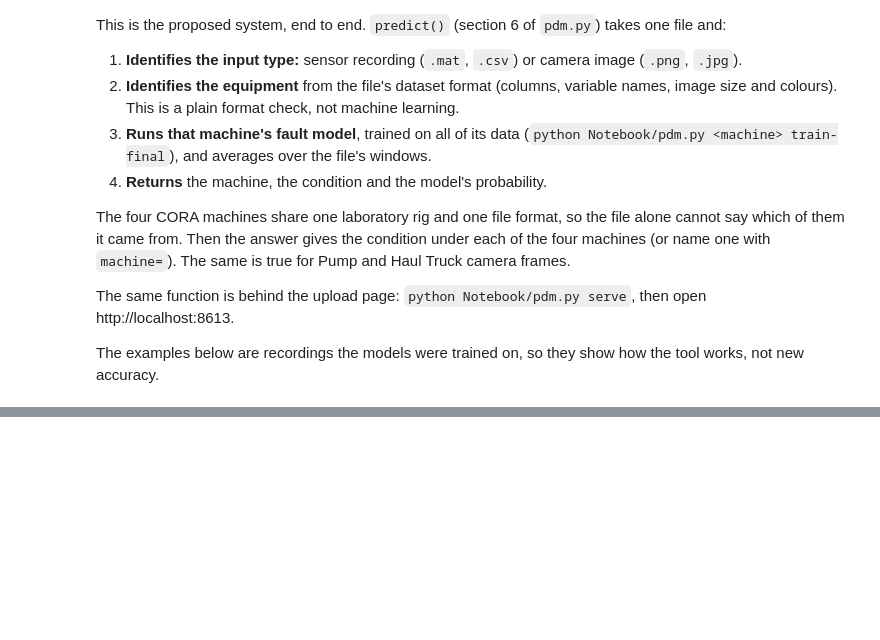
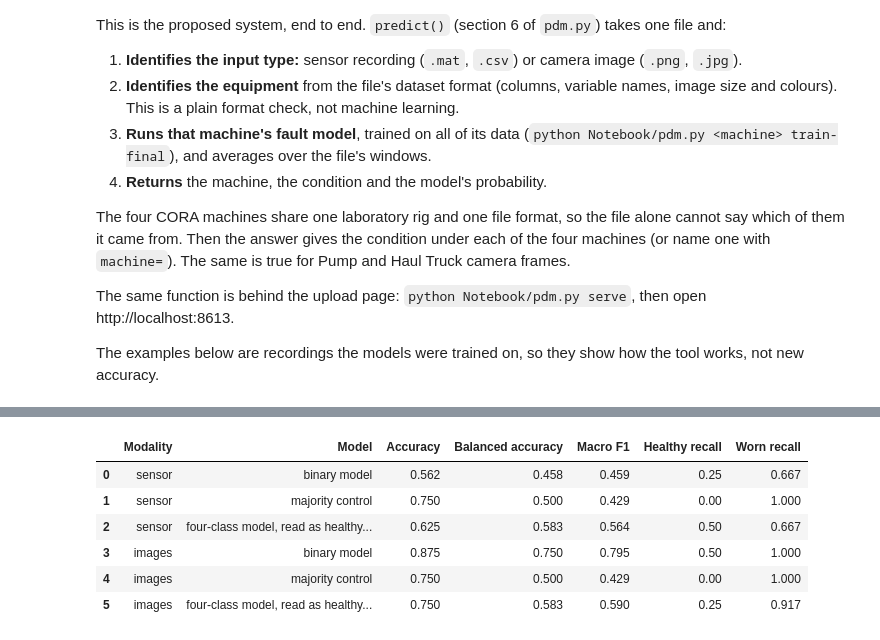
Before and after one commit to theganeshmishra/ai-based-predictive-maintenance-mining-equipment, a Jupyter notebook: Notebook/Mining_Equipment_Condition_Monitoring.ipynb, the cells around one changed output, grey strips where cells are left out. Saved outputs shown, nothing was run; the diff lists cells and outputs as text; code cells hidden in the pictures; blank space fills up the shorter version.

```diff
--- a/Notebook/Mining_Equipment_Condition_Monitoring.ipynb
+++ b/Notebook/Mining_Equipment_Condition_Monitoring.ipynb
@@ -282,0 +289,10 @@ for path in files:
+# %%
+pdm.followup_overview().round(3)
+# %% [output]
+|  | Modality | Model | Accuracy | Balanced accuracy | Macro F1 | Healthy recall | Worn recall |
+| 0 | sensor | binary model | 0.562 | 0.458 | 0.459 | 0.25 | 0.667 |
+| 1 | sensor | majority control | 0.750 | 0.500 | 0.429 | 0.00 | 1.000 |
+| 2 | sensor | four-class model, read as healthy... | 0.625 | 0.583 | 0.564 | 0.50 | 0.667 |
+| 3 | images | binary model | 0.875 | 0.750 | 0.795 | 0.50 | 1.000 |
+| 4 | images | majority control | 0.750 | 0.500 | 0.429 | 0.00 | 1.000 |
+| 5 | images | four-class model, read as healthy... | 0.750 | 0.583 | 0.590 | 0.25 | 0.917 |
```
Also changed, not shown: parts of 4 cells of this notebook, 16 other files.
